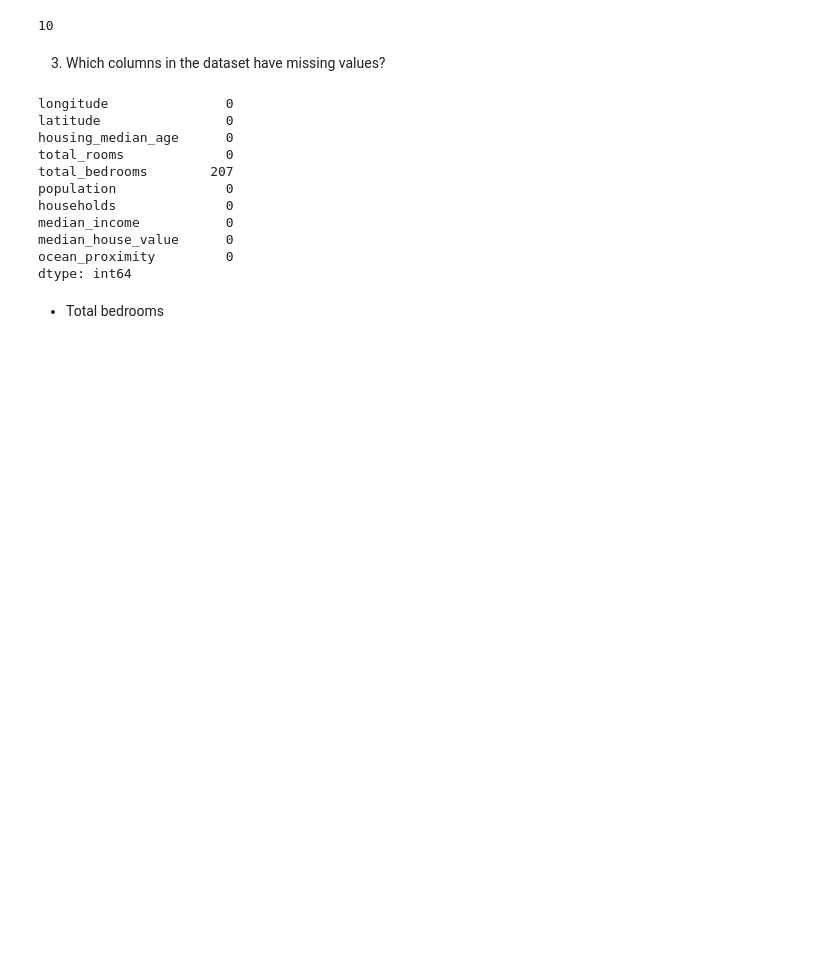
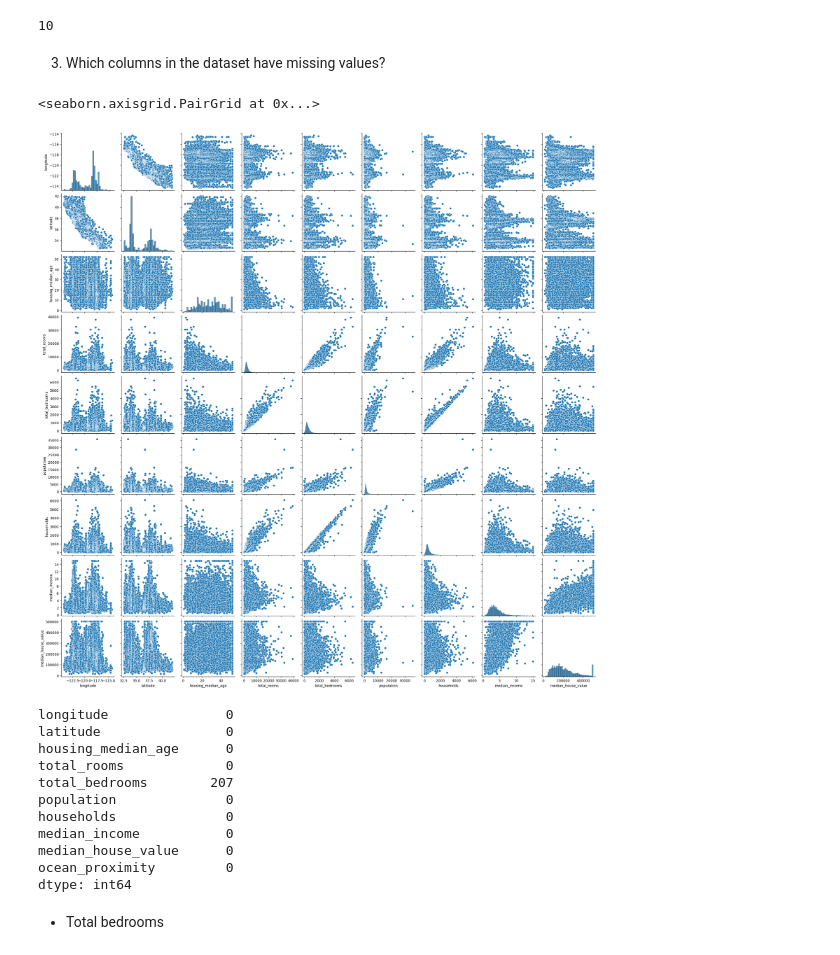
Before and after one commit to kailashsp/mlzoomcamp, a Jupyter notebook: homework_1.ipynb, the cells around one changed output. Cells and saved outputs as stored; diff of their text form; code cells hidden in the pictures; blank space fills up the shorter version.

```diff
--- a/homework_1.ipynb
+++ b/homework_1.ipynb
@@ -28,3 +30,8 @@ len(data.columns)
+# %%
+sns.pairplot(data)
+# %% [output]
+<seaborn.axisgrid.PairGrid at 0x...>
+[figure, added]
 # %%
 data.isnull().sum()
 # %% [output]
```
Also changed, not shown: parts of 3 cells of this notebook, 1 other file.
